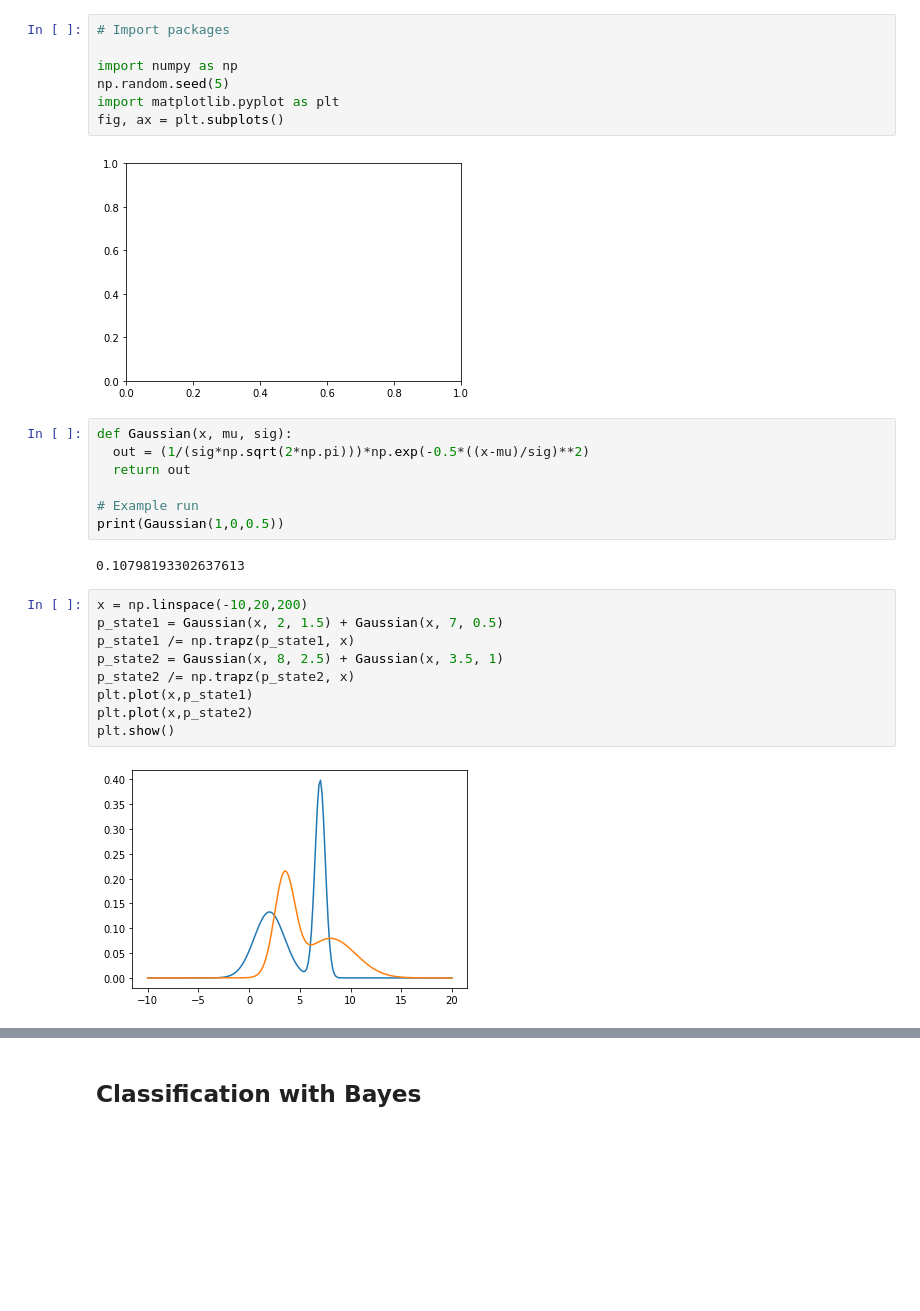
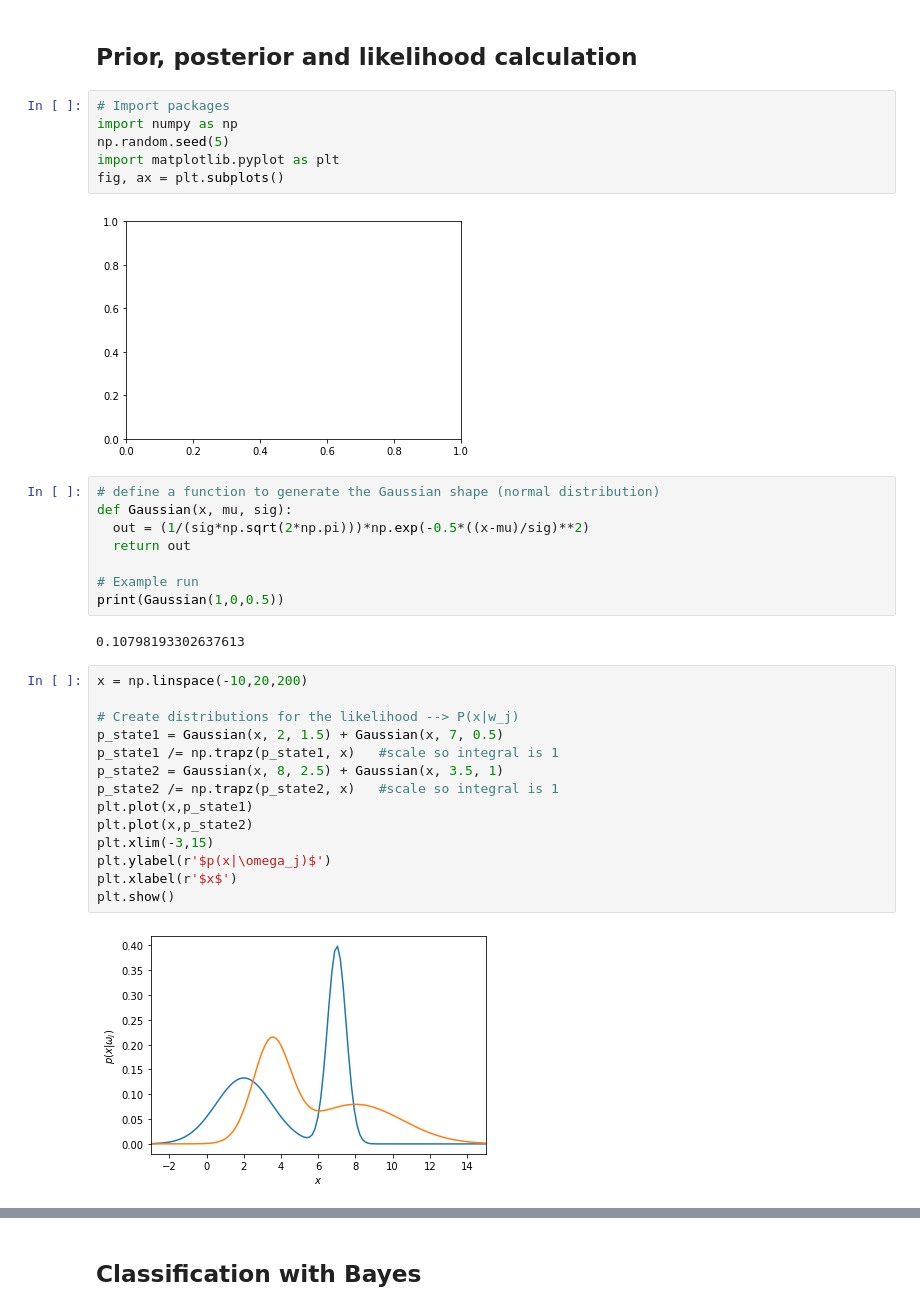
Before and after one commit to choiboy92/ImperialML, a Jupyter notebook: Tutorial 2/Tutorial2.ipynb, the cells around one changed output, grey strips where cells are left out. Saved outputs shown, nothing was run; the diff lists cells and outputs as text; blank space fills up the shorter version.

```diff
--- a/Tutorial 2/Tutorial2.ipynb
+++ b/Tutorial 2/Tutorial2.ipynb
@@ -1,8 +1,9 @@
 # %% [markdown]
 <a href="https://colab.research.google.com/github/choiboy92/ImperialML/blob/main/Tutorial%202/Tutorial2.ipynb" target="_parent"><img src="https://colab.research.google.com/assets/colab-badge.svg" alt="Open In Colab"/></a>
+# %% [markdown]
+## Prior, posterior and likelihood calculation
 # %%
 # Import packages
-
 import numpy as np
 np.random.seed(5)
 import matplotlib.pyplot as plt
@@ -10,6 +11,7 @@ fig, ax = plt.subplots()
 # %% [output]
 [figure]
 # %%
+# define a function to generate the Gaussian shape (normal distribution)
 def Gaussian(x, mu, sig):
   out = (1/(sig*np.sqrt(2*np.pi)))*np.exp(-0.5*((x-mu)/sig)**2)
   return out
@@ -20,12 +22,17 @@ print(Gaussian(1,0,0.5))
 0.10798193302637613
 # %%
 x = np.linspace(-10,20,200)
+
+# Create distributions for the likelihood --> P(x|w_j)
 p_state1 = Gaussian(x, 2, 1.5) + Gaussian(x, 7, 0.5)
-p_state1 /= np.trapz(p_state1, x)
+p_state1 /= np.trapz(p_state1, x)   #scale so integral is 1
 p_state2 = Gaussian(x, 8, 2.5) + Gaussian(x, 3.5, 1)
-p_state2 /= np.trapz(p_state2, x)
+p_state2 /= np.trapz(p_state2, x)   #scale so integral is 1
 plt.plot(x,p_state1)
 plt.plot(x,p_state2)
+plt.xlim(-3,15)
+plt.ylabel(r'$p(x|\omega_j)$')
+plt.xlabel(r'$x$')
 plt.show()
 # %% [output]
-[figure, old version]
+[figure, new version]
```
Also changed, not shown: parts of 6 cells of this notebook.
